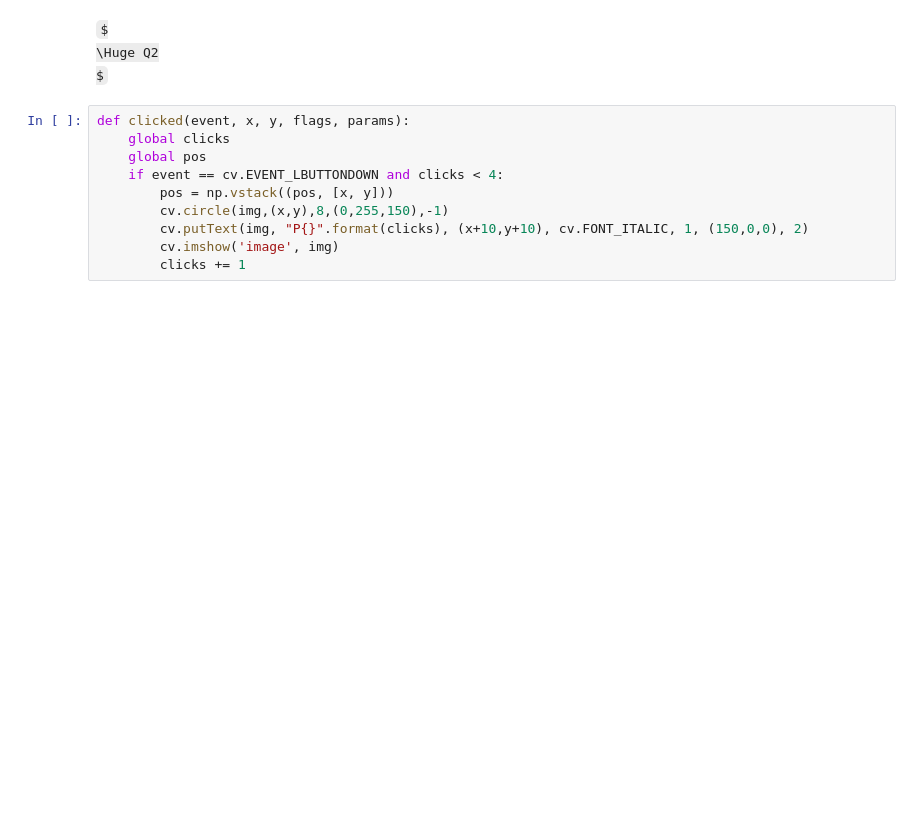
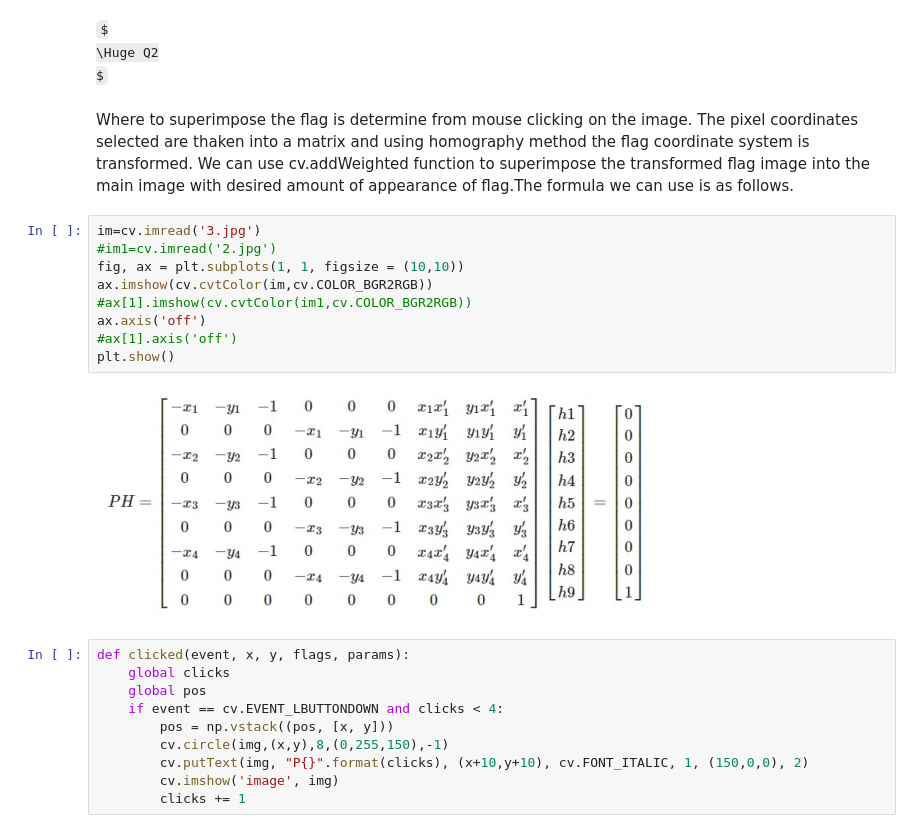
Before and after one commit to PrathapasingheSP99/Image-Processing, a Jupyter notebook: Assignment 2/190470X_Assesment2.ipynb, the cells around one changed output. Drawn from its saved outputs; the diff is of its cells as text; some formulas as TeX source; blank space fills up the shorter version.

```diff
--- a/Assignment 2/190470X_Assesment2.ipynb
+++ b/Assignment 2/190470X_Assesment2.ipynb
@@ -142,6 +165,19 @@ plt.show()
 $
 \Huge Q2
 $
+# %% [markdown]
+Where to superimpose the flag is determine from mouse clicking on the image. The pixel coordinates selected are thaken into a matrix and using homography method the flag coordinate system is transformed. We can use cv.addWeighted function to superimpose the transformed flag image into the main image with desired amount of appearance of flag.The formula we can use is as follows.
+# %%
+im=cv.imread('3.jpg')
+#im1=cv.imread('2.jpg')
+fig, ax = plt.subplots(1, 1, figsize = (10,10))
+ax.imshow(cv.cvtColor(im,cv.COLOR_BGR2RGB))
+#ax[1].imshow(cv.cvtColor(im1,cv.COLOR_BGR2RGB))
+ax.axis('off')
+#ax[1].axis('off')
+plt.show()
+# %% [output]
+[figure, added]
 # %%
 def clicked(event, x, y, flags, params):
     global clicks
```
Also changed, not shown: parts of 14 cells of this notebook.
